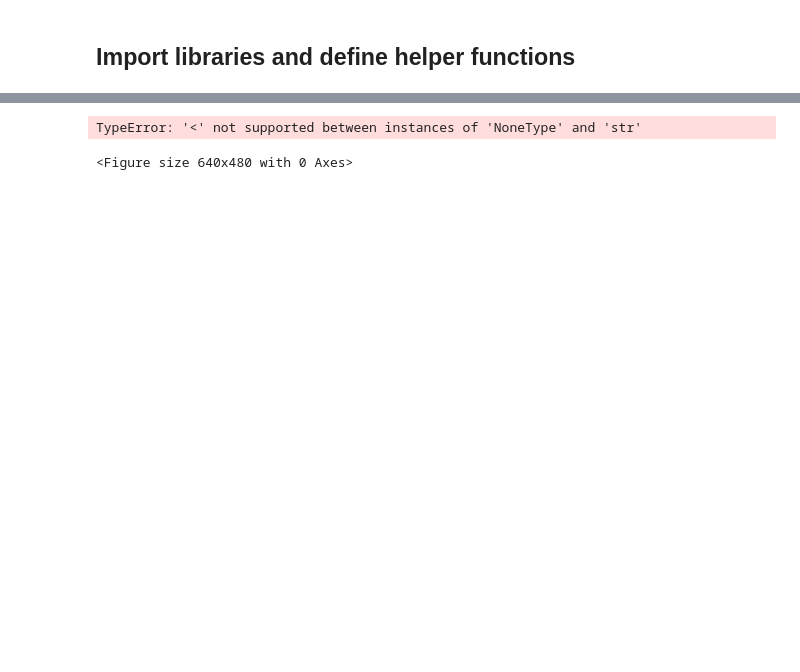
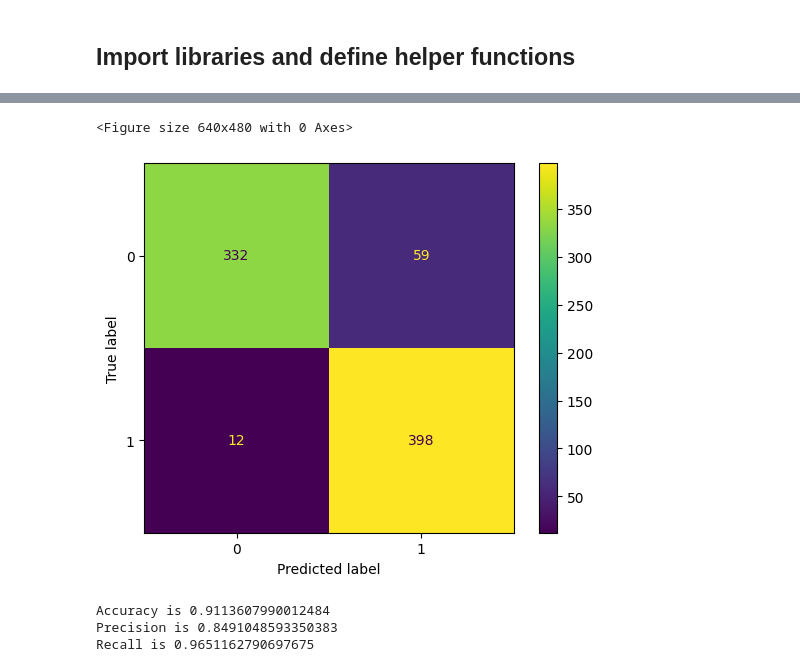
Before and after one commit to turanbulmus/spacehack, a Jupyter notebook: Next-Generation Astronomical Transient Classification via Large Language Models.ipynb, the cells around one changed output, grey strips where cells are left out. Drawn from its saved outputs; the diff is of its cells as text; code cells hidden in the pictures; blank space fills up the shorter version.

```diff
--- a/Next-Generation Astronomical Transient Classification via Large Language Models.ipynb
+++ b/Next-Generation Astronomical Transient Classification via Large Language Models.ipynb
@@ -345,22 +381,33 @@ BatchPredictionJob run completed. Resource name: projects/355771430623/locations
+# %%
+run_name = "run202408051043"
+download_query = f"""
+  SELECT index_no, actual, predicted, explanation
+  FROM {PROJECT_ID}.{DATASET_ID}.{run_name}
+  """
+pred_df = bq_client.query_and_wait(download_query).to_dataframe()
 # %%
 # Generate the confusion matrix for the results
 plt.clf()
-cm = confusion_matrix(pred_df.actual, pred_df.predicted)
+pred_cleaned = pred_df[(pred_df.predicted == "Real") | (pred_df.predicted == "Bogus")]
+cm = confusion_matrix(pred_cleaned.actual, pred_cleaned.predicted)
 disp = ConfusionMatrixDisplay(confusion_matrix=cm)
 disp.plot()
 plt.show()
 # Calculate TP, TN, FP, FN
 TP = cm[0][0]
 TN = cm[1][1]
 FP = cm[0][1]
 FN = cm[1][0]
 # Print the metrics
 print(f"Accuracy is {(TN+TP)/(TN+TP+FP+FN)}")
 print(f"Precision is {TP/(TP+FP)}")
 print(f"Recall is {TP/(TP+FN)}")
 # %% [output]
-TypeError: '<' not supported between instances of 'NoneType' and 'str'
+<Figure size 640x480 with 0 Axes>
+[figure, added]
-<Figure size 640x480 with 0 Axes>
+Accuracy is 0.9113607990012484
+Precision is 0.8491048593350383
+Recall is 0.9651162790697675
 # %%
 # Log the KPI and conclude the experiment
 aiplatform.log_metrics(build_experiment_vars(accuracy=(TN+TP)/(TN+TP+FP+FN), precision=TP/(TP+FP), recall=TP/(TP+FN)))
```
Also changed, not shown: parts of 5 cells of this notebook, 5 other files.
